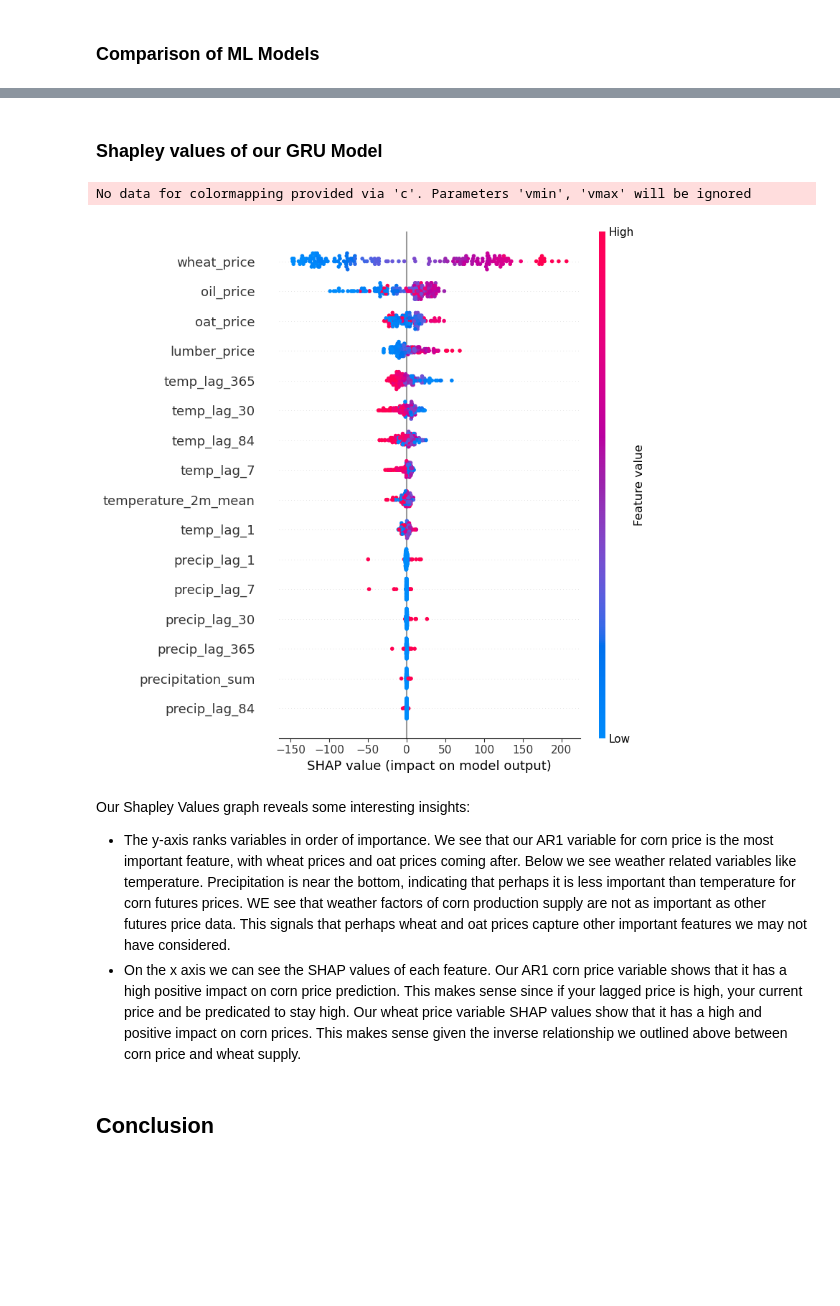
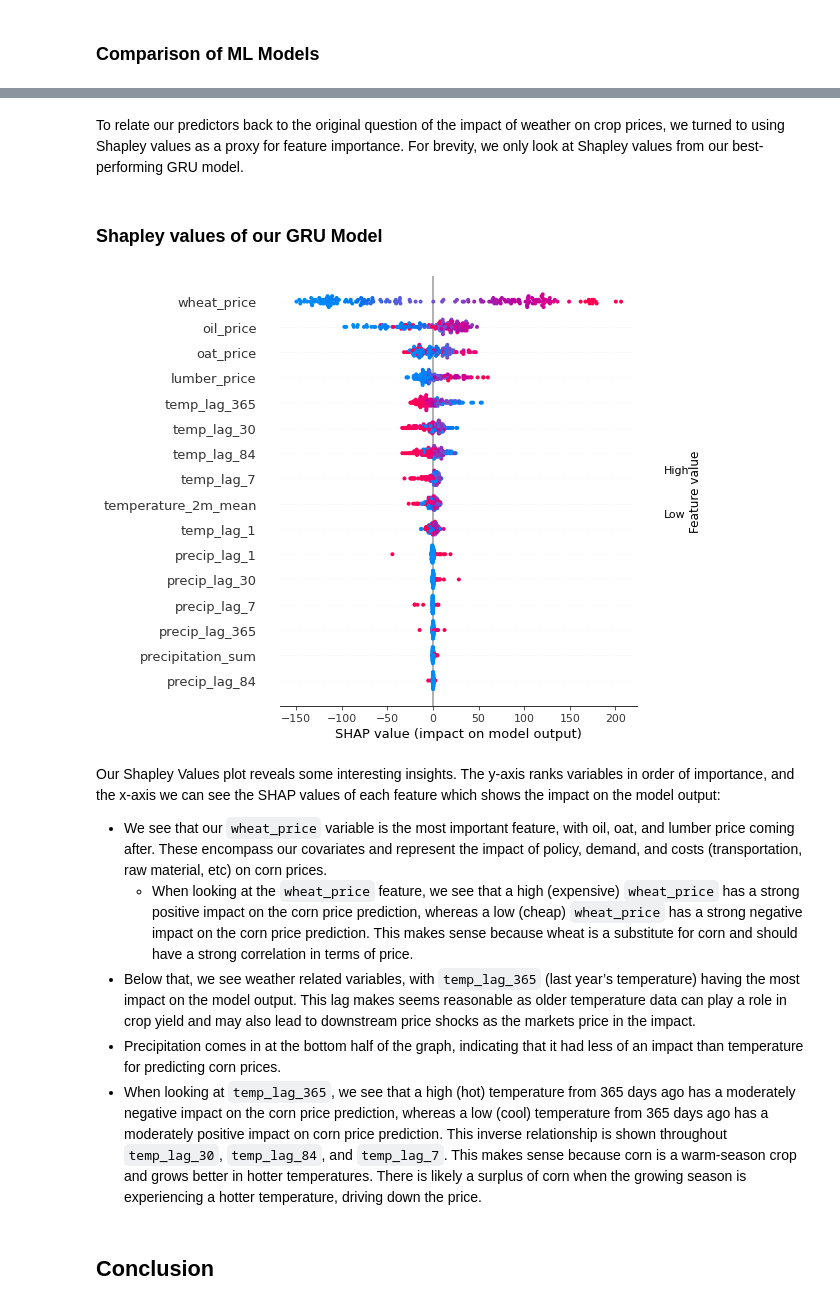
Before and after one commit to PrayusShrestha/crop-price-prediction, a Jupyter notebook: src/final_project.ipynb, the cells around one changed output, grey strips where cells are left out. Drawn from its saved outputs; the diff is of its cells as text; code cells hidden in the pictures; blank space fills up the shorter version.

```diff
--- a/src/final_project.ipynb
+++ b/src/final_project.ipynb
@@ -117,12 +111,12 @@ We'll want to transform these commodity dataframes to something more useable. Th
 # %%
 def clean_commodity_df(df: pd.DataFrame, price_col_name: str = "price") -> pd.DataFrame:
-    """Cleans the Commodity DataFrame"""
+    """Cleans and sorts the commodity df such that the index is set to be the date, a singular column for price is made, and null values are dropped"""
 
     # Setting the index to be the date
     df.index = pd.to_datetime(df.index)
     df.index.name = "date"
 
-    # Setting price to be the day's midpoint, and dropping unnecessary columns
+    # Setting price to be the day"s midpoint, and dropping unnecessary columns
     df[price_col_name] = (df["high"] + df["low"]) / 2
     df = df[[price_col_name]]
     df = df.dropna()
@@ -466,29 +462,33 @@ plt.show()
+# %% [markdown]
+To relate our predictors back to the original question of the impact of weather on crop prices, we turned to using Shapley values as a proxy for feature importance. For brevity, we only look at Shapley values from our best-performing GRU model.
 # %% [markdown]
 ### Shapley values of our GRU Model
 # %%
-best_model = rnn_model_instance if rmse_rnn <= rmse_gru else gru_model_instance
+best_model = gru_model_instance
 
 def model_wrapper(x):
     x_tensor = torch.FloatTensor(x).unsqueeze(1)
     with torch.no_grad():
         output = best_model(x_tensor)
     return output.numpy()
 
 # Initialize the explainer
 explainer = shap.Explainer(model_wrapper, X_train_scaled)
 
 # Compute SHAP values for X_test
 shap_values = explainer(X_test_scaled)
 
 # Plot SHAP summary plot
 shap.summary_plot(shap_values, X_test_scaled, feature_names=X.columns)
 # %% [output]
-No data for colormapping provided via 'c'. Parameters 'vmin', 'vmax' will be ignored
-[figure, old version]
+[figure, new version]
 # %% [markdown]
-Our Shapley Values graph reveals some interesting insights:
-- The y-axis ranks variables in order of importance. We see that our AR1 variable for corn price is the most important feature, with wheat prices and oat prices coming after. Below we see weather related variables like temperature. Precipitation is near the bottom, indicating that perhaps it is less important than temperature for corn futures prices. WE see that weather factors of corn production supply are not as important as other futures price data. This signals that perhaps wheat and oat prices capture other important features we may not have considered.
-- On the x axis we can see the SHAP values of each feature. Our AR1 corn price variable shows that it has a high positive impact on corn price prediction. This makes sense since if your lagged price is high, your current price and be predicated to stay high. Our wheat price variable SHAP values show that it has a high and positive impact on corn prices. This makes sense given the inverse relationship we outlined above between corn price and wheat supply.
+Our Shapley Values plot reveals some interesting insights. The y-axis ranks variables in order of importance, and the x-axis we can see the SHAP values of each feature which shows the impact on the model output:
+- We see that our `wheat_price` variable is the most important feature, with oil, oat, and lumber price coming after. These encompass our covariates and represent the impact of policy, demand, and costs (transportation, raw material, etc) on corn prices.
+    - When looking at the `wheat_price` feature, we see that a high (expensive) `wheat_price` has a strong positive impact on the corn price prediction, whereas a low (cheap) `wheat_price` has a strong negative impact on the corn price prediction. This makes sense because wheat is a substitute for corn and should have a strong correlation in terms of price.
+- Below that, we see weather related variables, with `temp_lag_365` (last year’s temperature) having the most impact on the model output. This lag makes seems reasonable as older temperature data can play a role in crop yield and may also lead to downstream price shocks as the markets price in the impact.
+- Precipitation comes in at the bottom half of the graph, indicating that it had less of an impact than temperature for predicting corn prices.
+- When looking at `temp_lag_365`, we see that a high (hot) temperature from 365 days ago has a moderately negative impact on the corn price prediction, whereas a low (cool) temperature from 365 days ago has a moderately positive impact on corn price prediction. This inverse relationship is shown throughout `temp_lag_30`, `temp_lag_84`, and `temp_lag_7`. This makes sense because corn is a warm-season crop and grows better in hotter temperatures. There is likely a surplus of corn when the growing season is experiencing a hotter temperature, driving down the price.
 # %% [markdown]
 ## Conclusion
 # %% [markdown]
```
Also changed, not shown: parts of 44 cells of this notebook, 1 other file.
